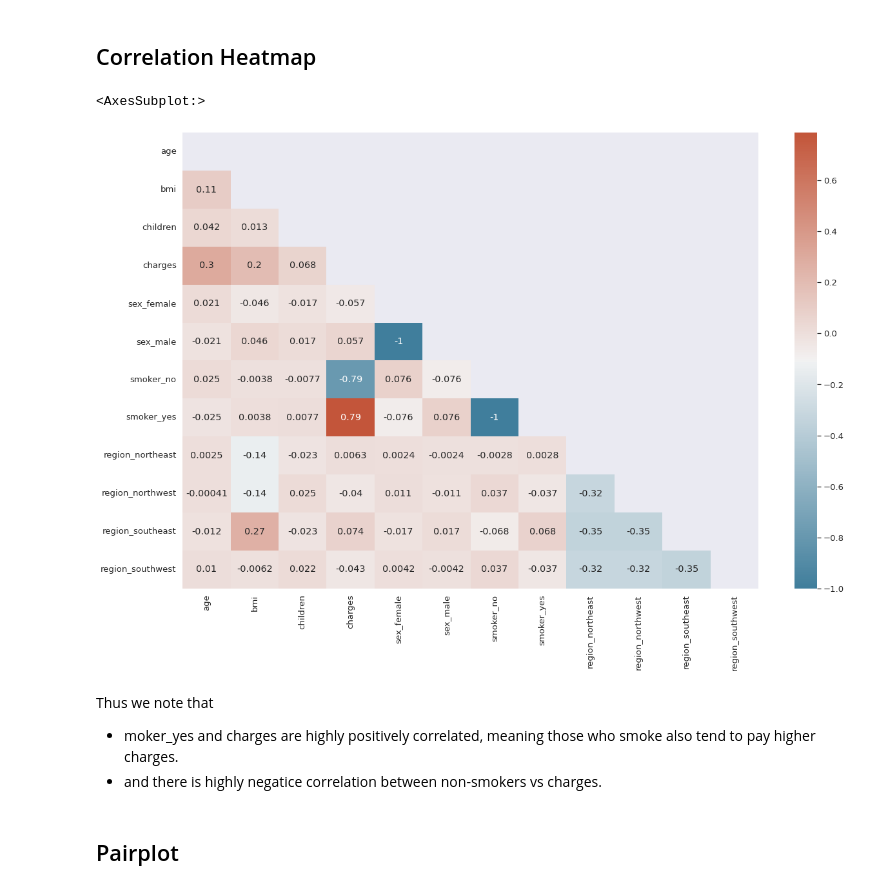
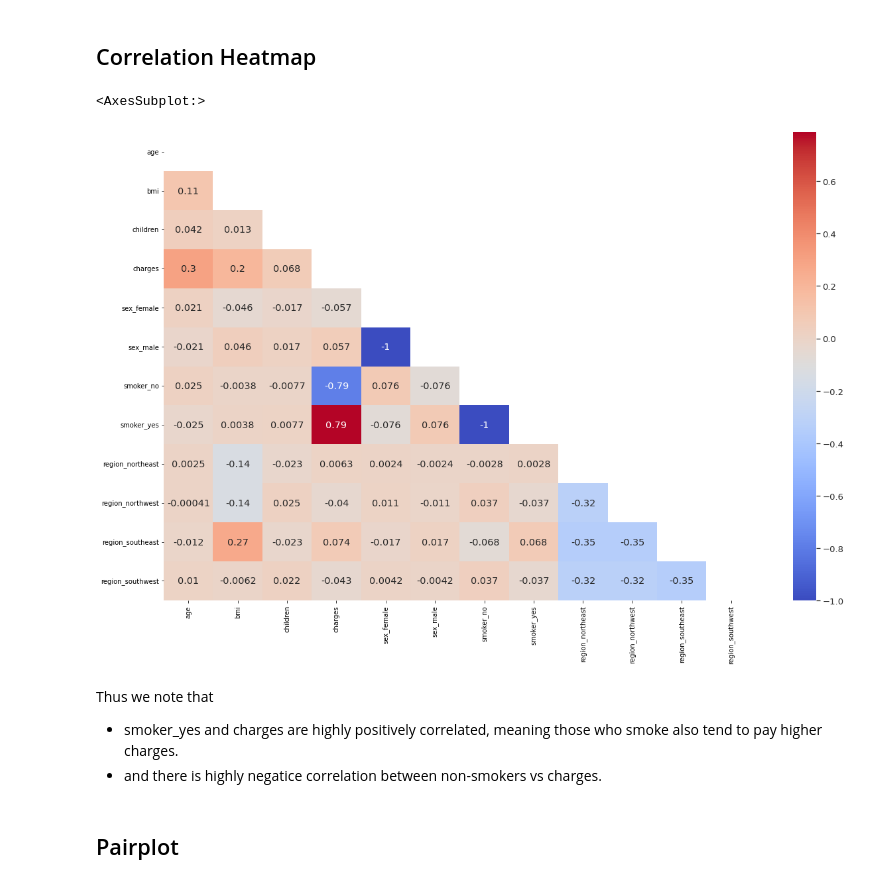
Before and after one commit to Deepam-Rai/Machine-Learning-SSSIHL, a Jupyter notebook: Health_insurance.ipynb, the cells around one changed output. Drawn from its saved outputs; the diff is of its cells as text; code cells hidden in the pictures.

```diff
--- a/Health_insurance.ipynb
+++ b/Health_insurance.ipynb
@@ -81,8 +81,8 @@ df.head(5)
 # %% [markdown]
 We note that sex,smoker and region are nominal variables with less unique values. Thus we need to OneHotEncode them.
 # %%
-df = pd.get_dummies(df)
-df
+dfOHE = pd.get_dummies(df)
+dfOHE
 # %% [output]
 |  | age | bmi | children | charges | sex_female | sex_male | smoker_no | smoker_yes | region_northeast | ... |
 | 0 | 19 | 27.900 | 0 | 16884.92400 | 1 | 0 | 0 | 1 | 0 | ... |
@@ -102,18 +102,17 @@ df
 # %% [markdown]
 ## Correlation Heatmap
 # %%
-corr = df.corr()
+corr = dfOHE.corr()
 f, ax = plt.subplots(figsize=(20,13))
 mask = np.triu(np.ones_like(corr, dtype=bool))
-cmap = sns.diverging_palette(230,20, as_cmap=True)
 sns.set(font_scale=1.2)
-sns.heatmap(corr, annot=True, mask=mask, cmap=cmap)
+sns.heatmap(corr, annot=True, mask=mask, cmap="coolwarm")
 # %% [output]
 <AxesSubplot:>
-[figure, old version]
+[figure, new version]
 # %% [markdown]
 Thus we note that
-- moker_yes and charges are highly positively correlated, meaning those who smoke also tend to pay higher charges.
+- smoker_yes and charges are highly positively correlated, meaning those who smoke also tend to pay higher charges.
 - and there is highly negatice correlation between non-smokers vs charges.
 # %% [markdown]
 ## Pairplot
```
Also changed, not shown: parts of 13 cells of this notebook.
